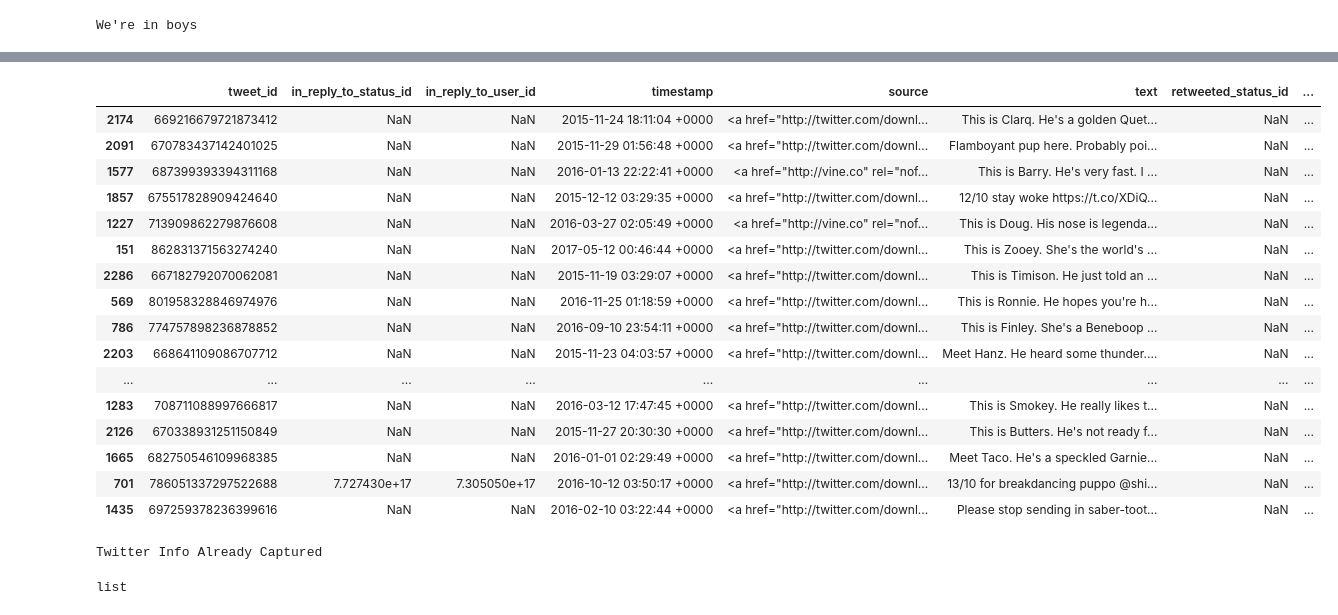
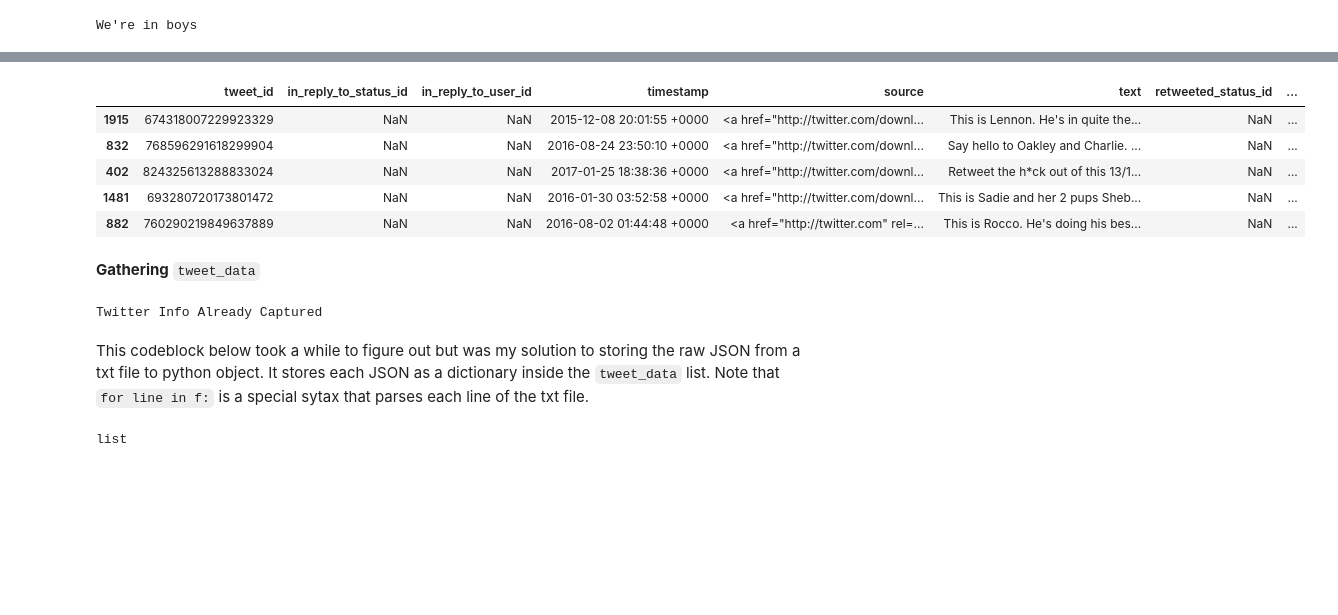
Before and after one commit to GarrettMarkScott/WeRateDogs_Twitter_Analysis, a Jupyter notebook: WeRateDogs_Notebook.ipynb, the cells around one changed output, grey strips where cells are left out. Saved outputs shown, nothing was run; the diff lists cells and outputs as text; code cells hidden in the pictures; blank space fills up the shorter version.

```diff
--- a/WeRateDogs_Notebook.ipynb
+++ b/WeRateDogs_Notebook.ipynb
@@ -42,21 +60,10 @@ img_prediction.sample(20)
 # %%
 post_archive = pd.read_csv('twitter-archive-enhanced.csv')
-post_archive.sample(20)
+post_archive.sample(5)
 # %% [output]
 |  | tweet_id | in_reply_to_status_id | in_reply_to_user_id | timestamp | source | text | retweeted_status_id | ... |
-| 2174 | 669216679721873412 | NaN | NaN | 2015-11-24 18:11:04 +0000 | <a href="http://twitter.com/downl... | This is Clarq. He's a golden Quet... | NaN | ... |
-| 2091 | 670783437142401025 | NaN | NaN | 2015-11-29 01:56:48 +0000 | <a href="http://twitter.com/downl... | Flamboyant pup here. Probably poi... | NaN | ... |
-| 1577 | 687399393394311168 | NaN | NaN | 2016-01-13 22:22:41 +0000 | <a href="http://vine.co" rel="nof... | This is Barry. He's very fast. I ... | NaN | ... |
-| 1857 | 675517828909424640 | NaN | NaN | 2015-12-12 03:29:35 +0000 | <a href="http://twitter.com/downl... | 12/10 stay woke https://t.co/XDiQ... | NaN | ... |
-| 1227 | 713909862279876608 | NaN | NaN | 2016-03-27 02:05:49 +0000 | <a href="http://vine.co" rel="nof... | This is Doug. His nose is legenda... | NaN | ... |
-| 151 | 862831371563274240 | NaN | NaN | 2017-05-12 00:46:44 +0000 | <a href="http://twitter.com/downl... | This is Zooey. She's the world's ... | NaN | ... |
-| 2286 | 667182792070062081 | NaN | NaN | 2015-11-19 03:29:07 +0000 | <a href="http://twitter.com/downl... | This is Timison. He just told an ... | NaN | ... |
-| 569 | 801958328846974976 | NaN | NaN | 2016-11-25 01:18:59 +0000 | <a href="http://twitter.com/downl... | This is Ronnie. He hopes you're h... | NaN | ... |
-| 786 | 774757898236878852 | NaN | NaN | 2016-09-10 23:54:11 +0000 | <a href="http://twitter.com/downl... | This is Finley. She's a Beneboop ... | NaN | ... |
-| 2203 | 668641109086707712 | NaN | NaN | 2015-11-23 04:03:57 +0000 | <a href="http://twitter.com/downl... | Meet Hanz. He heard some thunder.... | NaN | ... |
-| ... | ... | ... | ... | ... | ... | ... | ... | ... |
-| 1283 | 708711088997666817 | NaN | NaN | 2016-03-12 17:47:45 +0000 | <a href="http://twitter.com/downl... | This is Smokey. He really likes t... | NaN | ... |
-| 2126 | 670338931251150849 | NaN | NaN | 2015-11-27 20:30:30 +0000 | <a href="http://twitter.com/downl... | This is Butters. He's not ready f... | NaN | ... |
-| 1665 | 682750546109968385 | NaN | NaN | 2016-01-01 02:29:49 +0000 | <a href="http://twitter.com/downl... | Meet Taco. He's a speckled Garnie... | NaN | ... |
-| 701 | 786051337297522688 | 7.727430e+17 | 7.305050e+17 | 2016-10-12 03:50:17 +0000 | <a href="http://twitter.com/downl... | 13/10 for breakdancing puppo @shi... | NaN | ... |
-| 1435 | 697259378236399616 | NaN | NaN | 2016-02-10 03:22:44 +0000 | <a href="http://twitter.com/downl... | Please stop sending in saber-toot... | NaN | ... |
+| 1915 | 674318007229923329 | NaN | NaN | 2015-12-08 20:01:55 +0000 | <a href="http://twitter.com/downl... | This is Lennon. He's in quite the... | NaN | ... |
+| 832 | 768596291618299904 | NaN | NaN | 2016-08-24 23:50:10 +0000 | <a href="http://twitter.com/downl... | Say hello to Oakley and Charlie. ... | NaN | ... |
+| 402 | 824325613288833024 | NaN | NaN | 2017-01-25 18:38:36 +0000 | <a href="http://twitter.com/downl... | Retweet the h*ck out of this 13/1... | NaN | ... |
+| 1481 | 693280720173801472 | NaN | NaN | 2016-01-30 03:52:58 +0000 | <a href="http://twitter.com/downl... | This is Sadie and her 2 pups Sheb... | NaN | ... |
+| 882 | 760290219849637889 | NaN | NaN | 2016-08-02 01:44:48 +0000 | <a href="http://twitter.com" rel=... | This is Rocco. He's doing his bes... | NaN | ... |
@@ -70 +70,3 @@ access_secret = creds.access_secret
+# %% [markdown]
+**Gathering** `tweet_data`
 # %%
@@ -124,6 +105,8 @@ else:
 end = timer()
 # %% [output]
 Twitter Info Already Captured
+# %% [markdown]
+This codeblock below took a while to figure out but was my solution to storing the raw JSON from a txt file to python object. It stores each JSON as a dictionary inside the `tweet_data` list. Note that `for line in f:` is a special sytax that parses each line of the txt file.
 # %%
 with open('tweet_json.txt') as f:
     tweet_data = []
```
Also changed, not shown: parts of 26 cells of this notebook, 1 other file.
